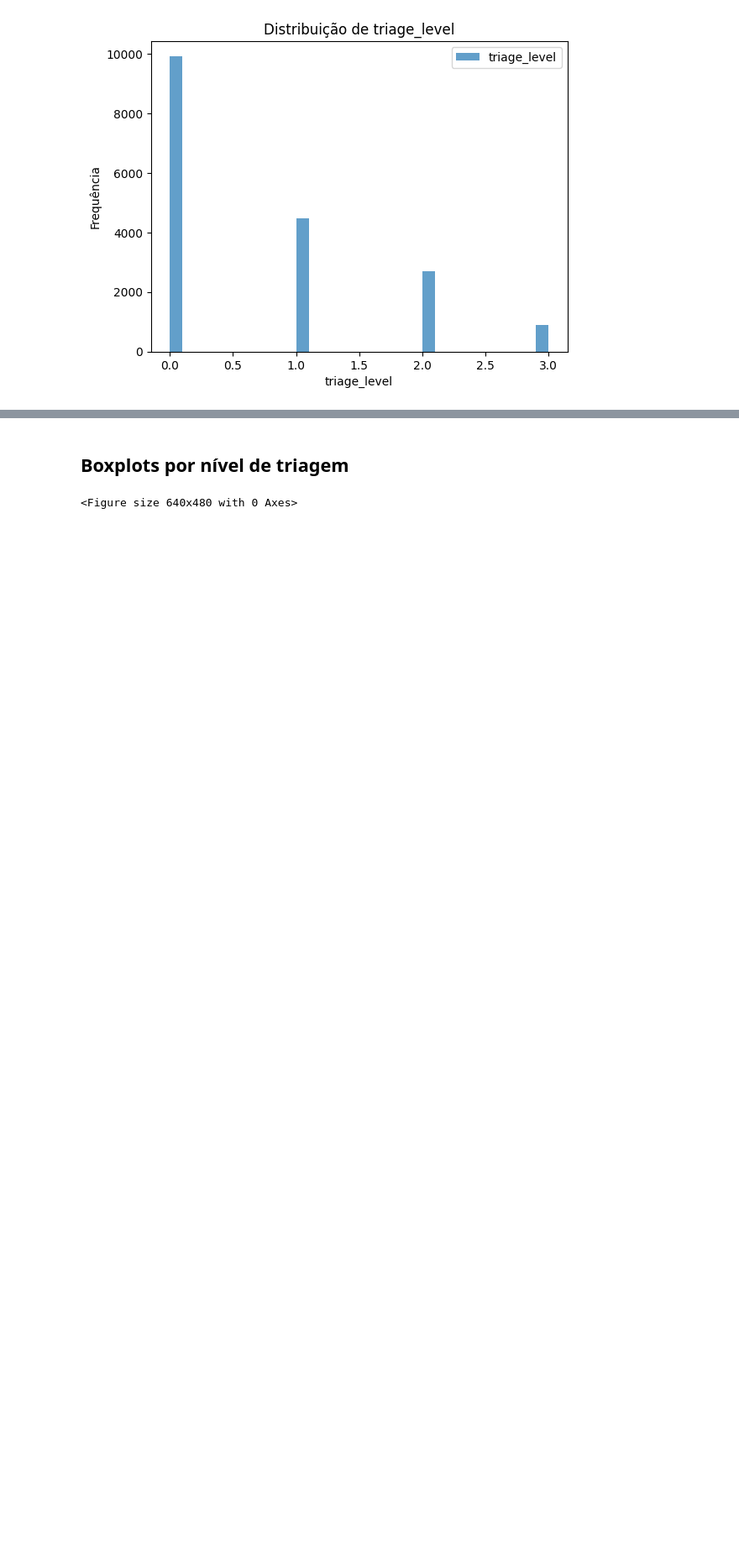
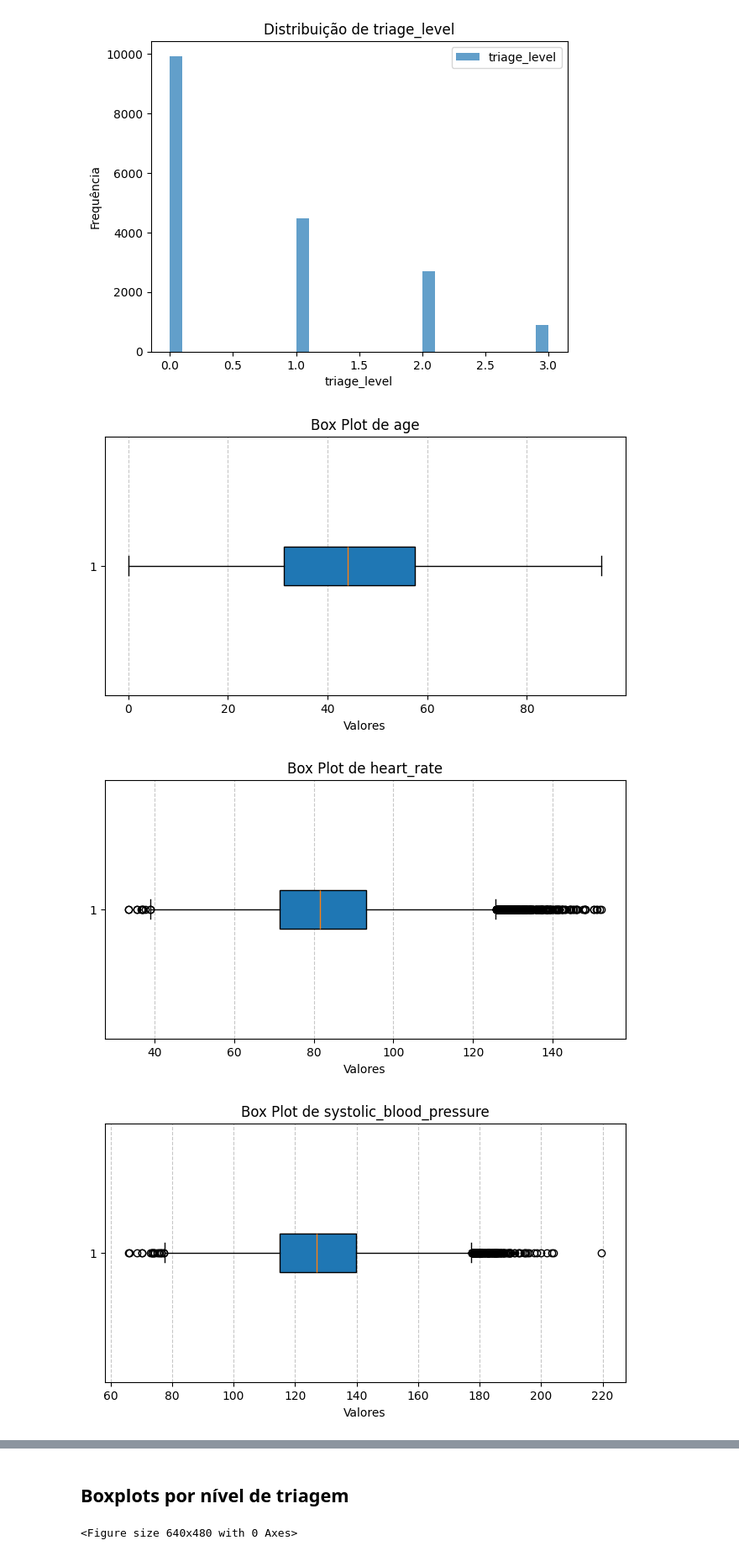
Before and after one commit to luismiguuel/smartflow-health-analytics, a Jupyter notebook: notebooks/01_eda.ipynb, the cells around one changed output, grey strips where cells are left out. Shown at 84% size. Drawn from its saved outputs; the diff is of its cells as text; code cells hidden in the pictures; blank space fills up the shorter version.

```diff
--- a/notebooks/01_eda.ipynb
+++ b/notebooks/01_eda.ipynb
@@ -129,3 +129,20 @@ for col in numeric_columns:
 [figure]
 [figure]
 [figure]
+# %%
+
+
+for col in numeric_columns:
+    plt.figure(figsize=(8, 4))
+    # O boxplot não aceita o parâmetro 'bins', então removemos
+    # Usamos o parâmetro 'vert=False' se quiser o boxplot na horizontal
+    plt.boxplot(df[col].dropna(), vert=False, patch_artist=True)
+
+    plt.title(f"Box Plot de {col}")
+    plt.xlabel("Valores")
+    plt.grid(axis='x', linestyle='--', alpha=0.7) # Ajuda na leitura dos quartis
+    plt.show()
+# %% [output]
+[figure, added]
+[figure, added]
+[figure, added]
```
Also changed, not shown: parts of 2 cells of this notebook, 10 other files.
